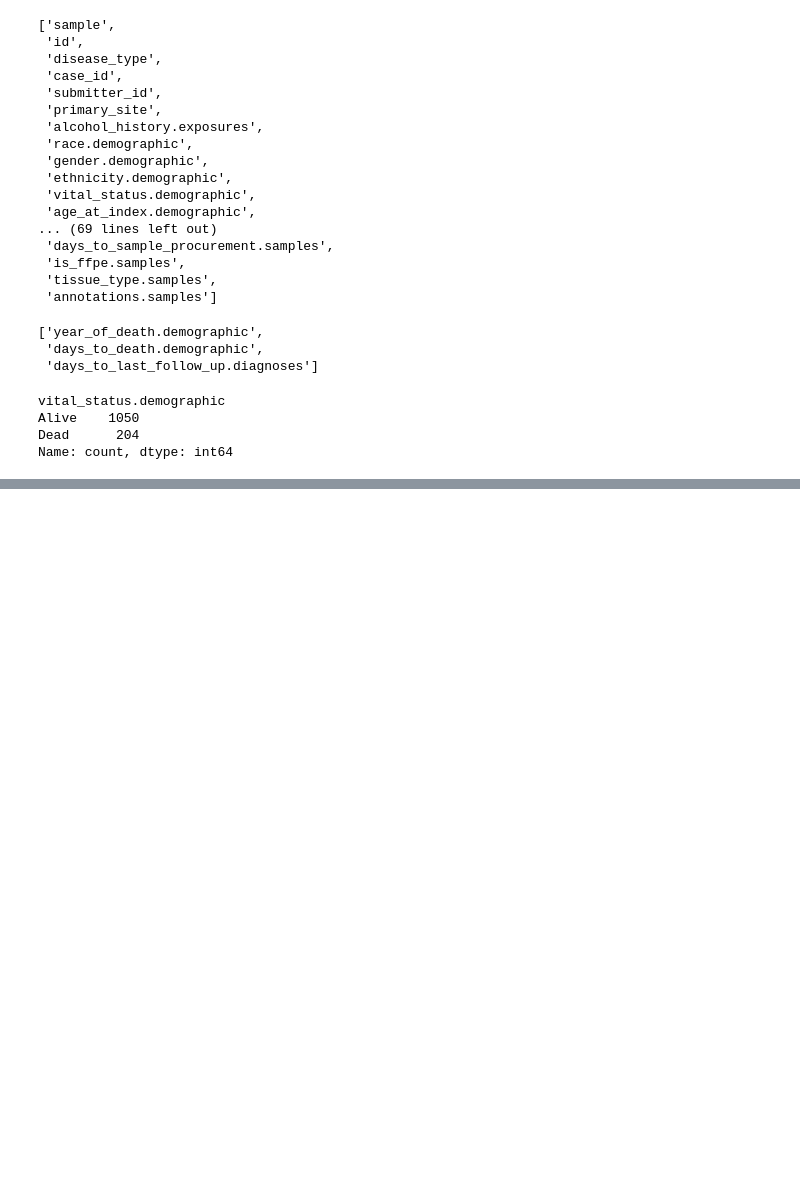
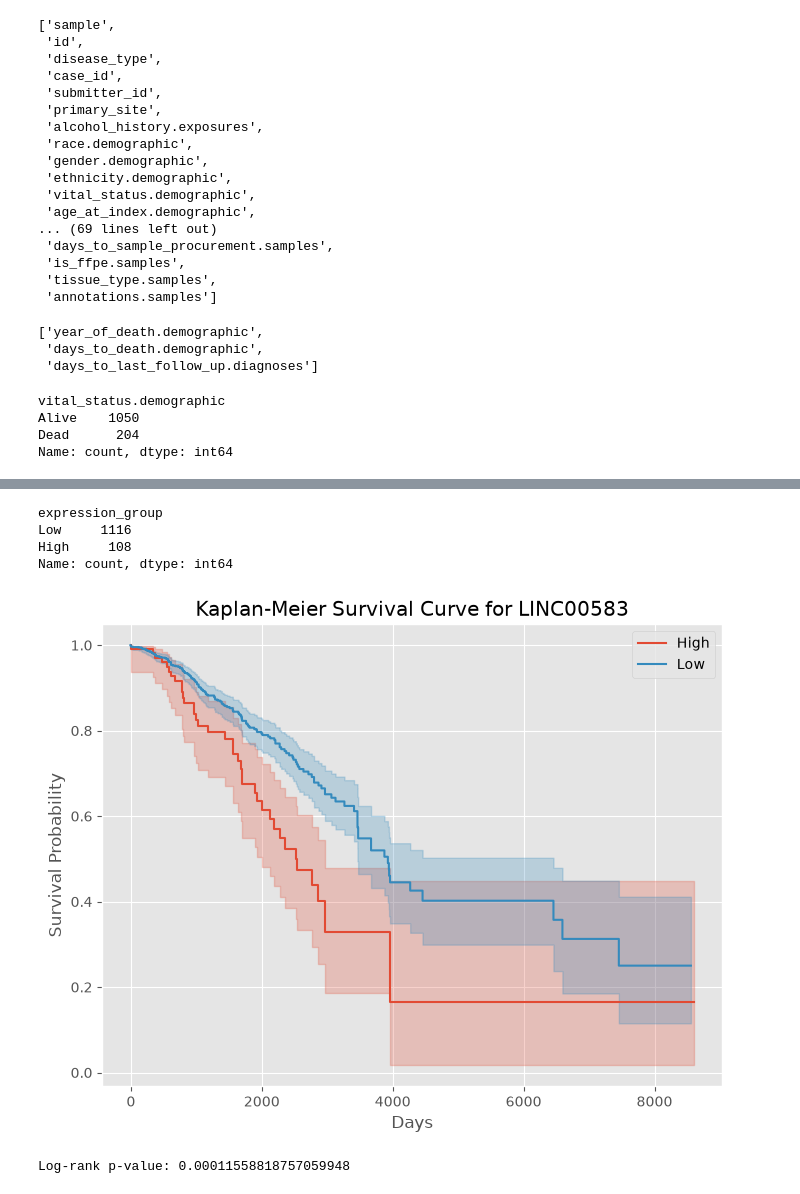
Before and after one commit to palrabheru/tcga-biomarker-discovery, a Jupyter notebook: notebooks/biomarker_analysis.ipynb, the cells around one changed output, grey strips where cells are left out. Saved outputs shown, nothing was run; the diff lists cells and outputs as text; code cells hidden in the pictures; blank space fills up the shorter version.

Commit message:
Add Kaplan-Meier and Cox survival analysis for biomarker validation

```diff
--- a/notebooks/biomarker_analysis.ipynb
+++ b/notebooks/biomarker_analysis.ipynb
@@ -1428,0 +1528,9 @@ Name: count, dtype: int64
+# %%
+expr_top = expr_top.set_index("Gene_Symbol")
+
+expr_top = expr_top.drop(columns=["Ensembl_ID"])
+
+expr_top = expr_top.T
+
+print(expr_top.shape)
+expr_top.head()
@@ -1428,0 +1597,16 @@ Name: count, dtype: int64
+# %%
+gene = "LINC00583"
+
+merged["expression_group"] = (
+    merged[gene] > 0
+).map({
+    True: "High",
+    False: "Low"
+})
+
+merged["expression_group"].value_counts()
+# %% [output]
+expression_group
+Low     1116
+High     108
+Name: count, dtype: int64
@@ -1428,0 +1616,41 @@ Name: count, dtype: int64
+# %%
+from lifelines import KaplanMeierFitter
+import matplotlib.pyplot as plt
+
+kmf = KaplanMeierFitter()
+
+plt.figure(figsize=(8,6))
+
+for group in ["High", "Low"]:
+    mask = merged["expression_group"] == group
+
+    kmf.fit(
+        durations=merged.loc[mask, "overall_survival_days"],
+        event_observed=merged.loc[mask, "event"],
+        label=group
+    )
+
+    kmf.plot_survival_function()
+
+plt.title("Kaplan-Meier Survival Curve for LINC00583")
+plt.xlabel("Days")
+plt.ylabel("Survival Probability")
+plt.grid(True)
+
+plt.show()
+# %% [output]
+[figure, added]
+# %%
+high = merged["expression_group"] == "High"
+low = merged["expression_group"] == "Low"
+
+results = logrank_test(
+    merged.loc[high, "overall_survival_days"],
+    merged.loc[low, "overall_survival_days"],
+    event_observed_A=merged.loc[high, "event"],
+    event_observed_B=merged.loc[low, "event"]
+)
+
+print("Log-rank p-value:", results.p_value)
+# %% [output]
+Log-rank p-value: 0.00011558818757059948
```
Also changed, not shown: parts of 16 cells of this notebook.
